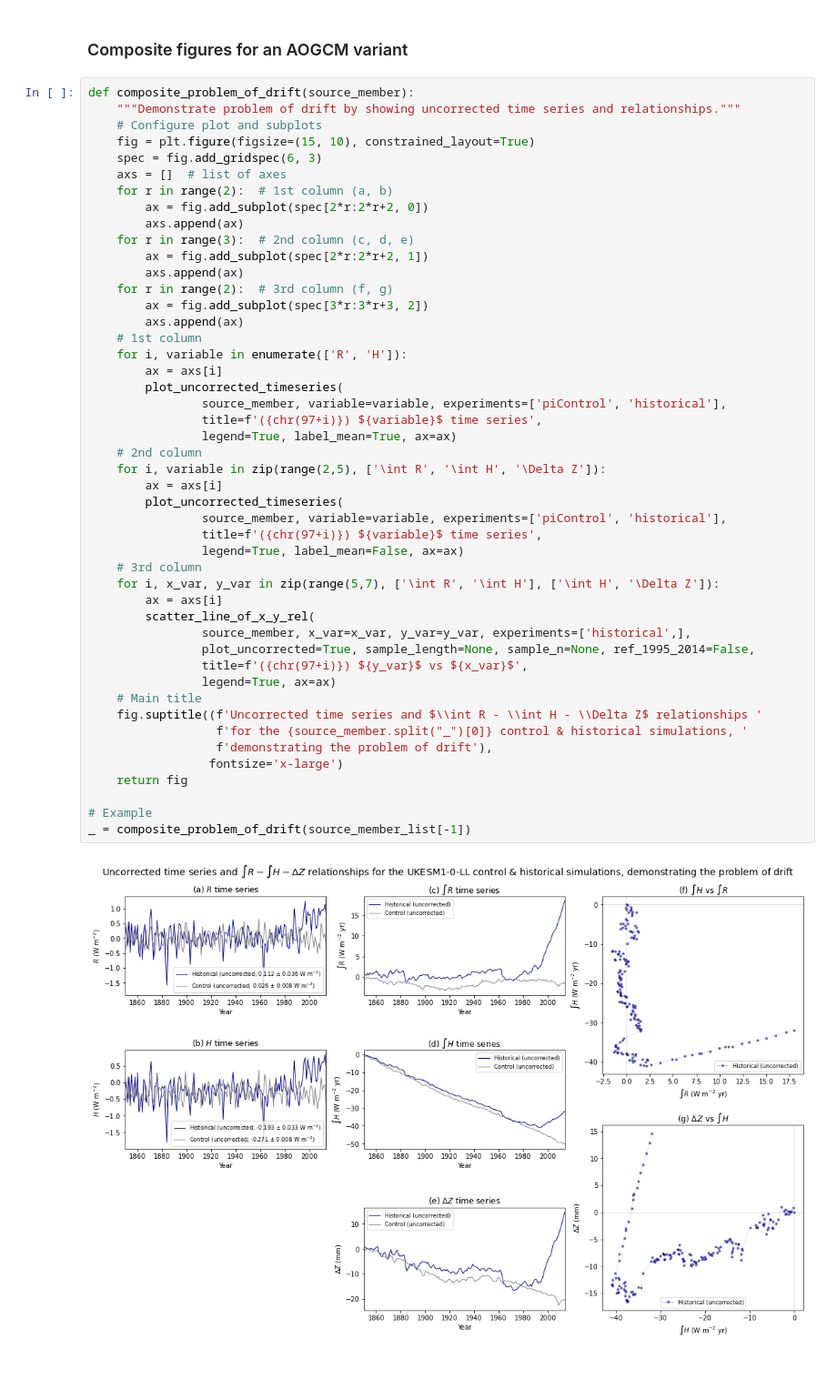
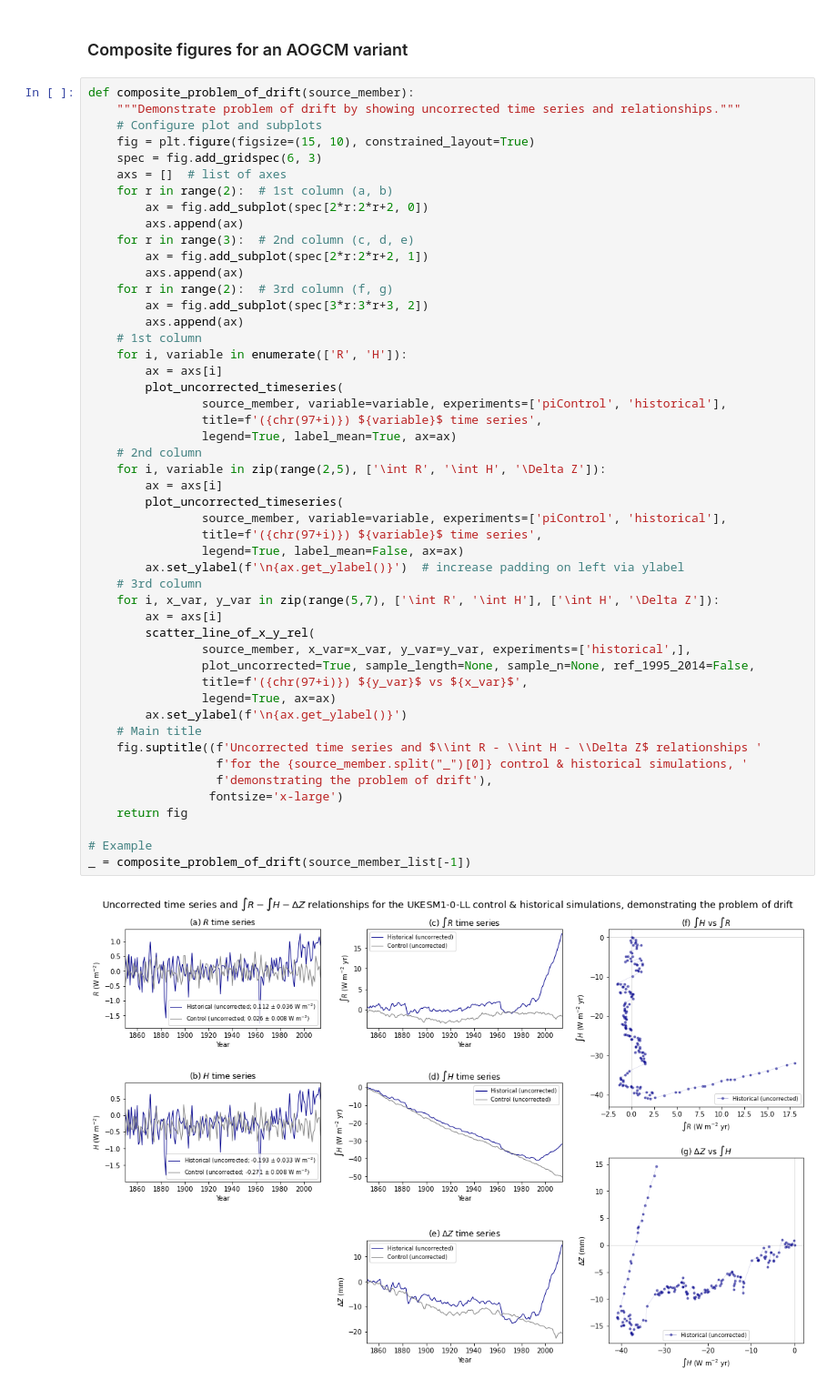
Before and after one commit to grandey/d22a-mcdc, a Jupyter notebook: mcdc_analysis_d22a.ipynb, the cells around one changed output. Shown at 91% size. Saved outputs shown, nothing was run; the diff lists cells and outputs as text.

Commit message:
composite_problem_of_drift(): increase padding on left via ylabel, without disabling constrained_layout.

```diff
--- a/mcdc_analysis_d22a.ipynb
+++ b/mcdc_analysis_d22a.ipynb
@@ -1332,34 +1332,36 @@ def composite_problem_of_drift(source_member):
         ax = axs[i]
         plot_uncorrected_timeseries(
                 source_member, variable=variable, experiments=['piControl', 'historical'],
                 title=f'({chr(97+i)}) ${variable}$ time series',
                 legend=True, label_mean=True, ax=ax)
     # 2nd column
     for i, variable in zip(range(2,5), ['\int R', '\int H', '\Delta Z']):
         ax = axs[i]
         plot_uncorrected_timeseries(
                 source_member, variable=variable, experiments=['piControl', 'historical'],
                 title=f'({chr(97+i)}) ${variable}$ time series',
                 legend=True, label_mean=False, ax=ax)
+        ax.set_ylabel(f'\n{ax.get_ylabel()}')  # increase padding on left via ylabel
     # 3rd column
     for i, x_var, y_var in zip(range(5,7), ['\int R', '\int H'], ['\int H', '\Delta Z']):
         ax = axs[i]
         scatter_line_of_x_y_rel(
                 source_member, x_var=x_var, y_var=y_var, experiments=['historical',],
                 plot_uncorrected=True, sample_length=None, sample_n=None, ref_1995_2014=False,
                 title=f'({chr(97+i)}) ${y_var}$ vs ${x_var}$',
                 legend=True, ax=ax)
+        ax.set_ylabel(f'\n{ax.get_ylabel()}')
     # Main title
     fig.suptitle((f'Uncorrected time series and $\\int R - \\int H - \\Delta Z$ relationships '
                   f'for the {source_member.split("_")[0]} control & historical simulations, '
                   f'demonstrating the problem of drift'),
                  fontsize='x-large')
     return fig
 
 # Example
 _ = composite_problem_of_drift(source_member_list[-1])
 # %% [output]
-[figure, old version]
+[figure, new version]
 # %%
 ! date
 # %% [output]
```
Also changed, not shown: parts of 10 cells of this notebook.
